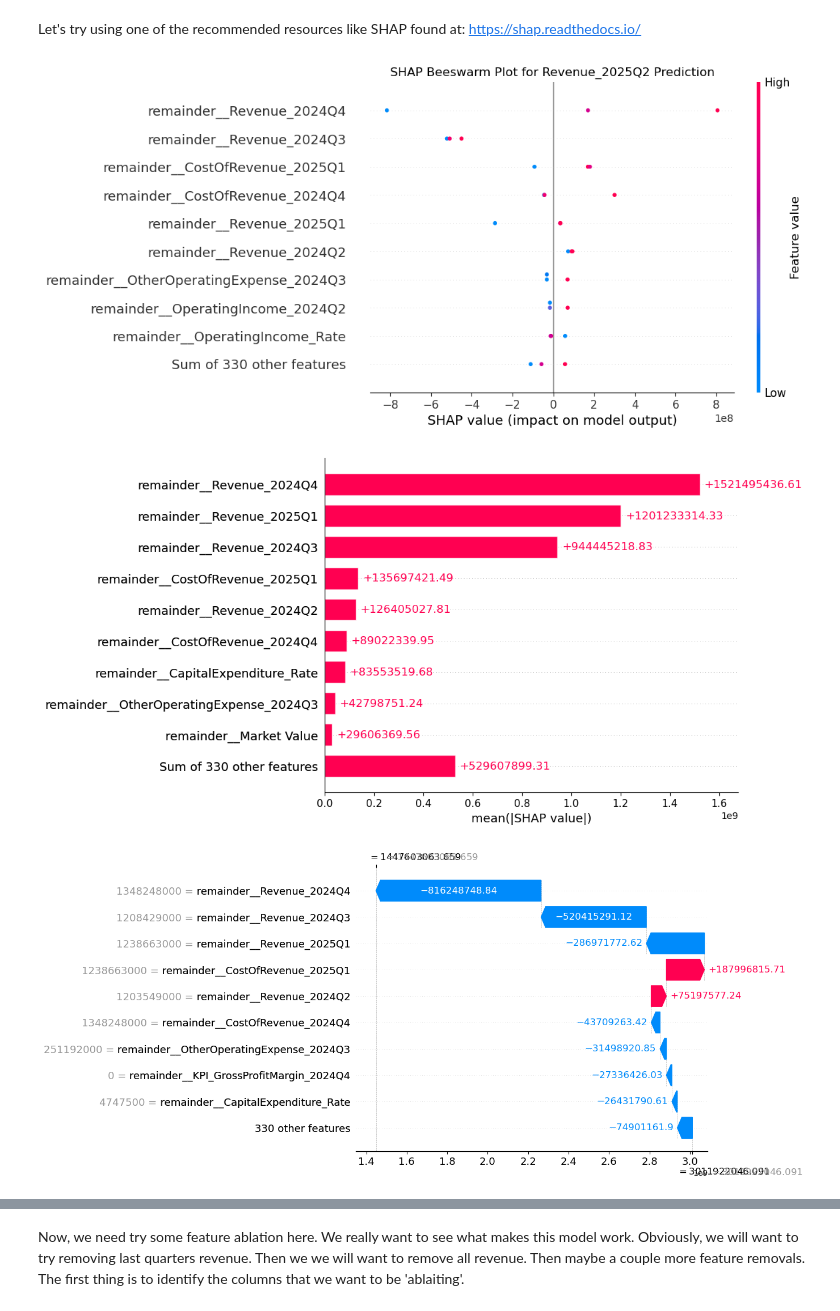
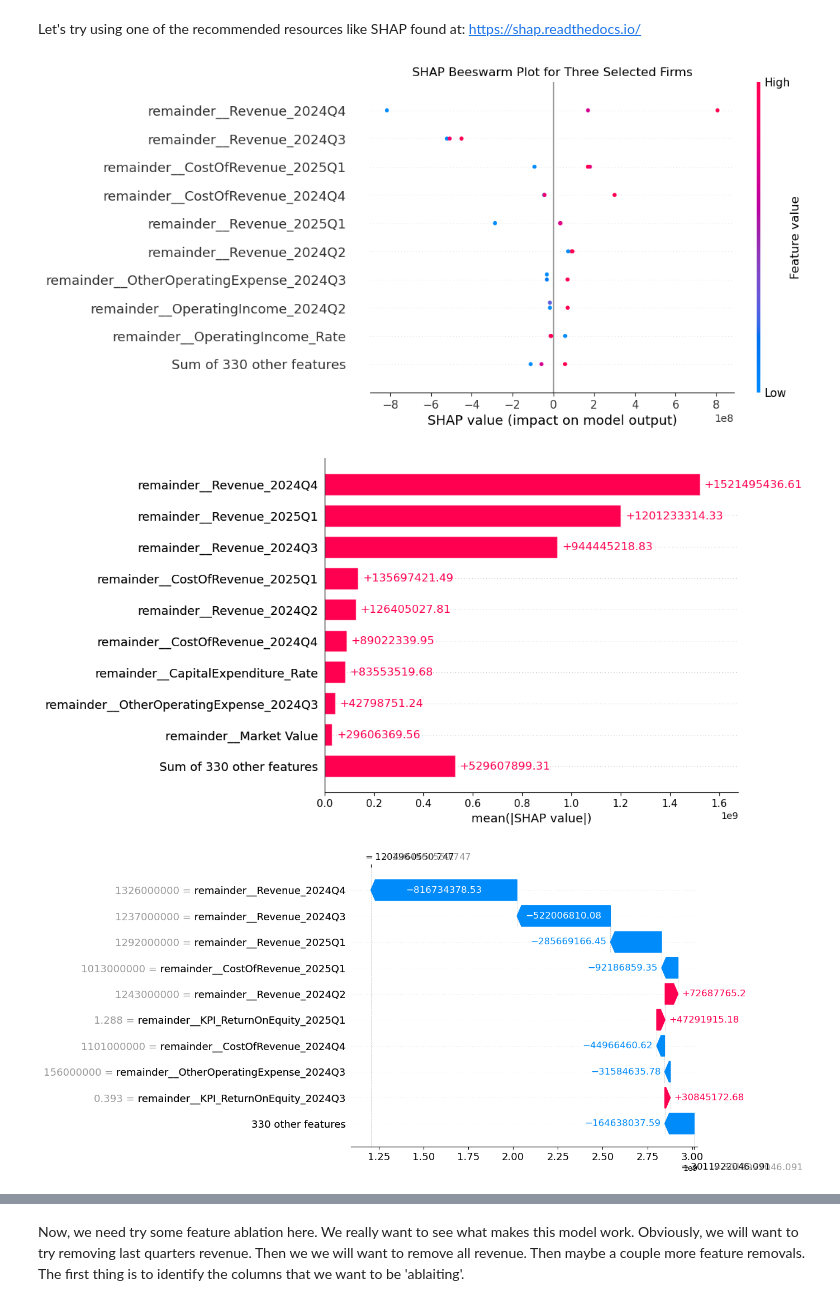
Before and after one commit to tmacpherson6/machine_learning_in_fundamental_valuations, a Jupyter notebook: Notebooks/Thomas/10 - Hyperparameter Tuning.ipynb, the cells around one changed output, grey strips where cells are left out. Drawn from its saved outputs; the diff is of its cells as text; code cells hidden in the pictures.

```diff
--- a/Notebooks/Thomas/10 - Hyperparameter Tuning.ipynb
+++ b/Notebooks/Thomas/10 - Hyperparameter Tuning.ipynb
@@ -387,50 +407,57 @@ len(worst[worst['Exchange']=='NASDAQ'])
 # %% [markdown]
 Let's try using one of the recommended resources like SHAP found at: https://shap.readthedocs.io/
 # %%
-# 0) fit the pipeline
+# Start by fitting our pipeline to the training data
 pipe.fit(X_tr, y_tr_series)
 
-# 1) grab fitted pieces
-pre = pipe.named_steps["pre"]          # now fitted
+# Let's grab the fitted pieces
+pre = pipe.named_steps["pre"]
 gbr = pipe.named_steps["model"]
 
-# 2) background and test transforms
+# Now we need to do the background and test transforms
 bg_X  = X_tr.sample(min(1000, len(X_tr)), random_state=random_state)
 bg_t  = pre.transform(bg_X)
 X_te_t = pre.transform(X_te)
 
-# 3) make dense if needed
+# If sparse, we need to make dense
 import scipy.sparse as sp
 if sp.issparse(bg_t):   bg_t   = bg_t.toarray()
 if sp.issparse(X_te_t): X_te_t = X_te_t.toarray()
 
-# 4) SHAP
+# Run the SHAP analysis
 explainer = shap.TreeExplainer(gbr)
 sv = explainer(X_te_t, check_additivity=False)
 sv.feature_names = pre.get_feature_names_out()
-# 3) Feature names after one-hot + passthrough
+
+# Feature names after one-hot + passthrough for later use
 feat_names = pre.get_feature_names_out()
 
-# 4) Tree explainer on the sklearn GradientBoostingRegressor
+# Tree explainer on the sklearn GradientBoostingRegressor!
 explainer = shap.TreeExplainer(gbr)
-sv = explainer(X_te_t, check_additivity=False)  # disable additivity check for sklearn GBRT
+sv = explainer(X_te_t, check_additivity=False)
 
-#Let's plot the beeswar for our particular instances
-# 5) Plots
+#Let's plot the beeswarm for our particular instances
+# The three firms we are performing analysis on
 labels = [401, 341, 178]    # DataFrame index labels
+# Individual firms
+#labels = [401]
+#labels = [341]
+#labels = [178]
+#labels = worst_50.tolist()
+
 idx = X_te.index.get_indexer(labels)
 
 sv.feature_names = feat_names
 plt.title("SHAP Beeswarm Plot for Three Selected Firms")
 shap.plots.beeswarm(sv[idx], max_display=10)
 shap.plots.bar(sv, max_display=10)
 
-# 6) Local explanation for row i
-i = 0
+# We can also use a waterfall plot for indicidual instances
+i = idx[0]
 shap.plots.waterfall(sv[i])
 # %% [output]
-[figure, old version]
+[figure, new version]
 [figure]
-[figure, old version]
+[figure, new version]
 # %% [markdown]
 # Feature Importance
```
Also changed, not shown: parts of 29 cells of this notebook, 7 other files.
